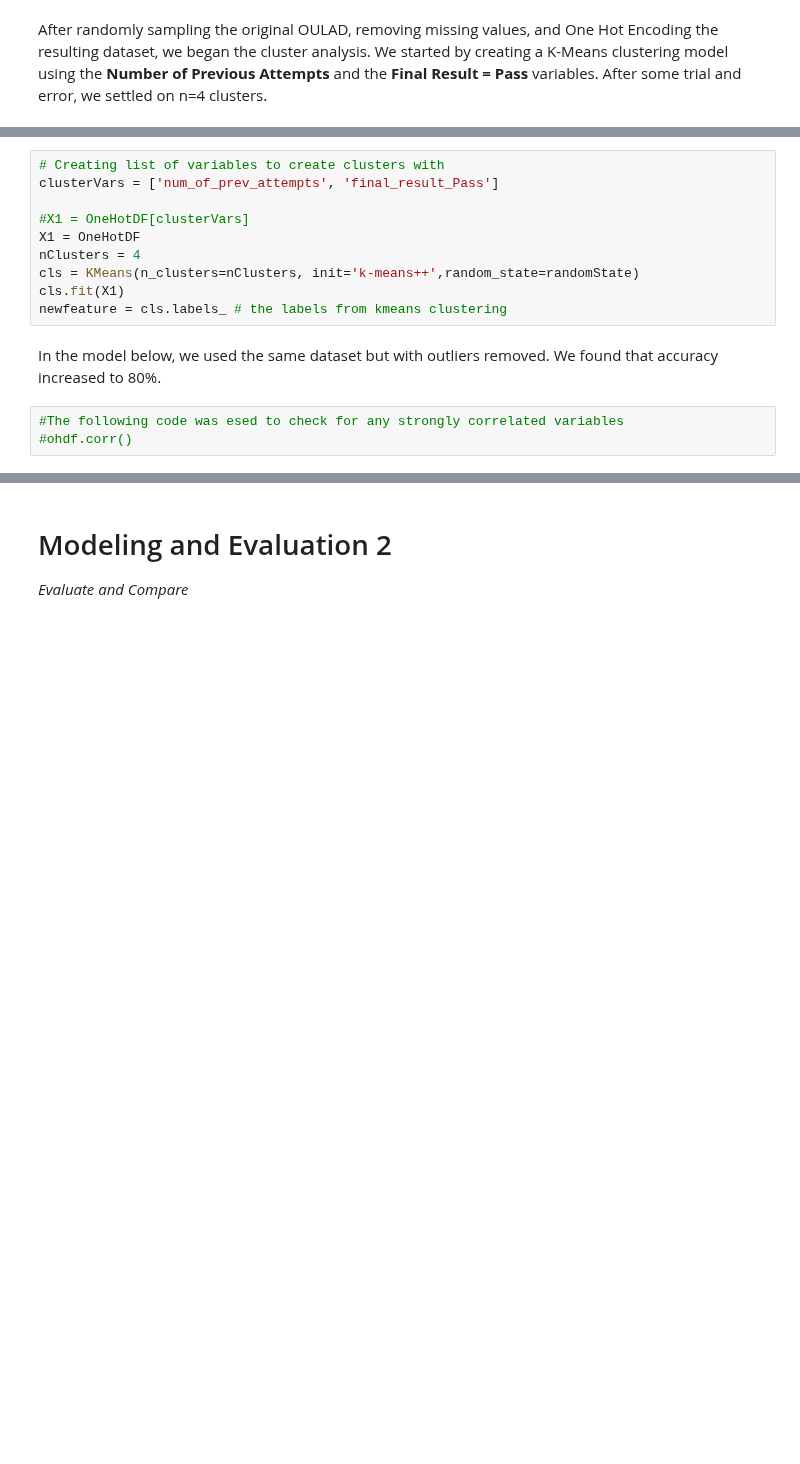
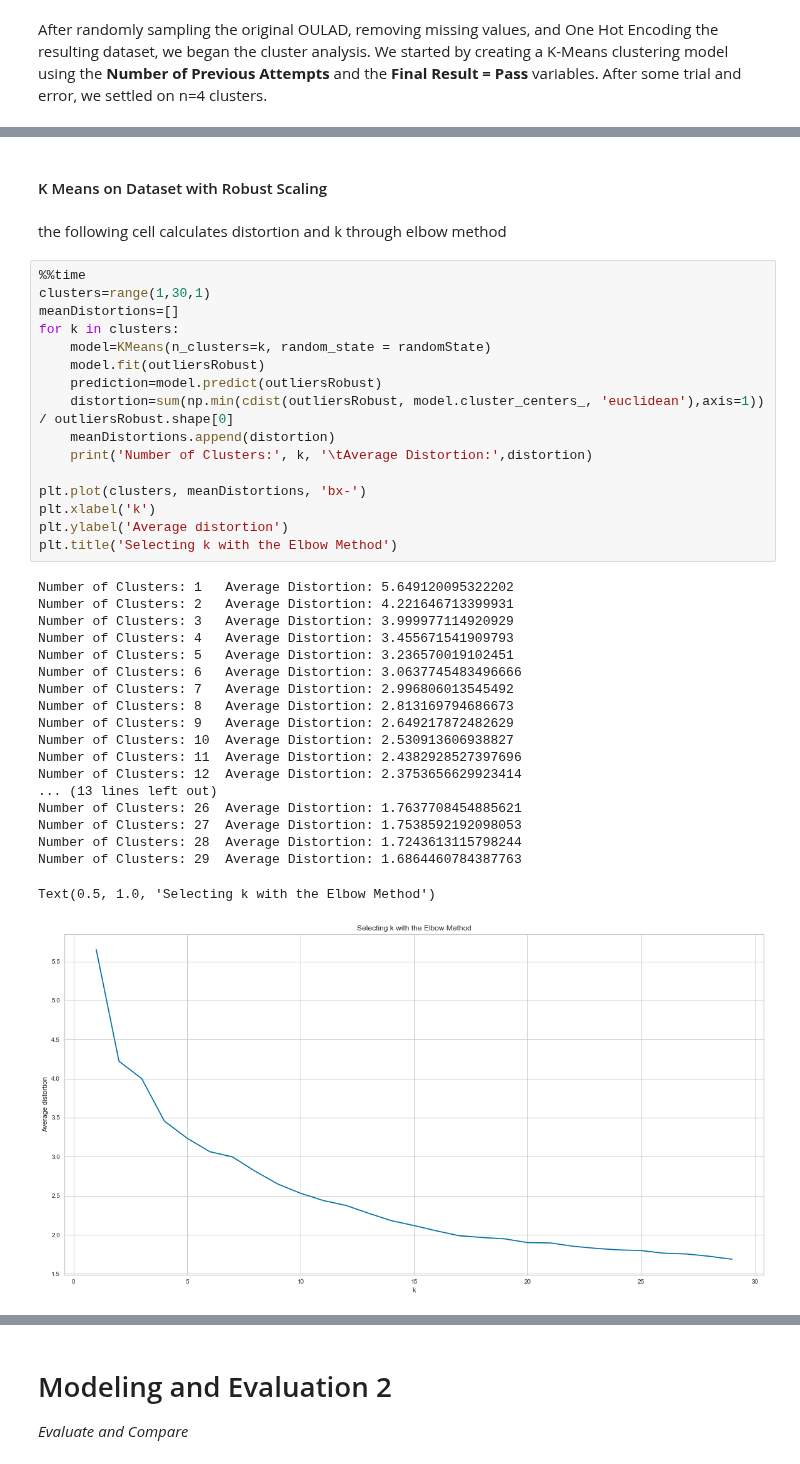
Before and after one commit to ChadKwong/DDSMachineLearning1, a Jupyter notebook: Lab 3/Lab 3.ipynb, the cells around one changed output, grey strips where cells are left out. Cells and saved outputs as stored; diff of their text form; blank space fills up the shorter version.

```diff
--- a/Lab 3/Lab 3.ipynb
+++ b/Lab 3/Lab 3.ipynb
@@ -634,15 +600,40 @@ experimenting with model below
-# %%
-# Creating list of variables to create clusters with
-clusterVars = ['num_of_prev_attempts', 'final_result_Pass']
-
-#X1 = OneHotDF[clusterVars]
-X1 = OneHotDF
-nClusters = 4
-cls = KMeans(n_clusters=nClusters, init='k-means++',random_state=randomState)
-cls.fit(X1)
-newfeature = cls.labels_ # the labels from kmeans clustering
-# %% [markdown]
-In the model below, we used the same dataset but with outliers removed. We found that accuracy increased to 80%.
-# %%
-#The following code was esed to check for any strongly correlated variables
-#ohdf.corr()
+# %% [markdown]
+#### K Means on Dataset with Robust Scaling
+# %% [markdown]
+the following cell calculates distortion and k through elbow method
+# %%
+%%time
+clusters=range(1,30,1)
+meanDistortions=[]
+for k in clusters:
+    model=KMeans(n_clusters=k, random_state = randomState)
+    model.fit(outliersRobust)
+    prediction=model.predict(outliersRobust)
+    distortion=sum(np.min(cdist(outliersRobust, model.cluster_centers_, 'euclidean'),axis=1)) / outliersRobust.shape[0]
+    meanDistortions.append(distortion)
+    print('Number of Clusters:', k, '\tAverage Distortion:',distortion)
+
+plt.plot(clusters, meanDistortions, 'bx-')
+plt.xlabel('k')
+plt.ylabel('Average distortion')
+plt.title('Selecting k with the Elbow Method')
+# %% [output]
+Number of Clusters: 1   Average Distortion: 5.649120095322202
+Number of Clusters: 2   Average Distortion: 4.221646713399931
+Number of Clusters: 3   Average Distortion: 3.999977114920929
+Number of Clusters: 4   Average Distortion: 3.455671541909793
+Number of Clusters: 5   Average Distortion: 3.236570019102451
+Number of Clusters: 6   Average Distortion: 3.0637745483496666
+Number of Clusters: 7   Average Distortion: 2.996806013545492
+Number of Clusters: 8   Average Distortion: 2.813169794686673
+Number of Clusters: 9   Average Distortion: 2.649217872482629
+Number of Clusters: 10  Average Distortion: 2.530913606938827
+Number of Clusters: 11  Average Distortion: 2.4382928527397696
+Number of Clusters: 12  Average Distortion: 2.3753656629923414
+... (13 lines left out)
+Number of Clusters: 26  Average Distortion: 1.7637708454885621
+Number of Clusters: 27  Average Distortion: 1.7538592192098053
+Number of Clusters: 28  Average Distortion: 1.7243613115798244
+Number of Clusters: 29  Average Distortion: 1.6864460784387763
+Text(0.5, 1.0, 'Selecting k with the Elbow Method')
+[figure, added]
```
Also changed, not shown: parts of 30 cells of this notebook.
